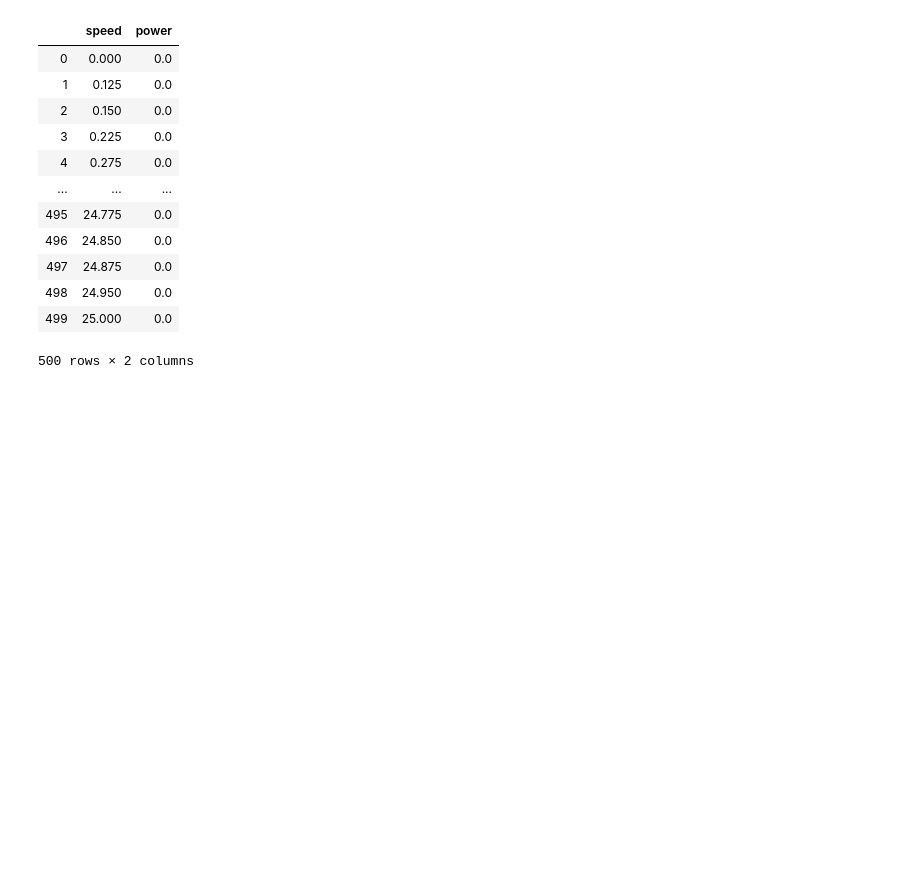
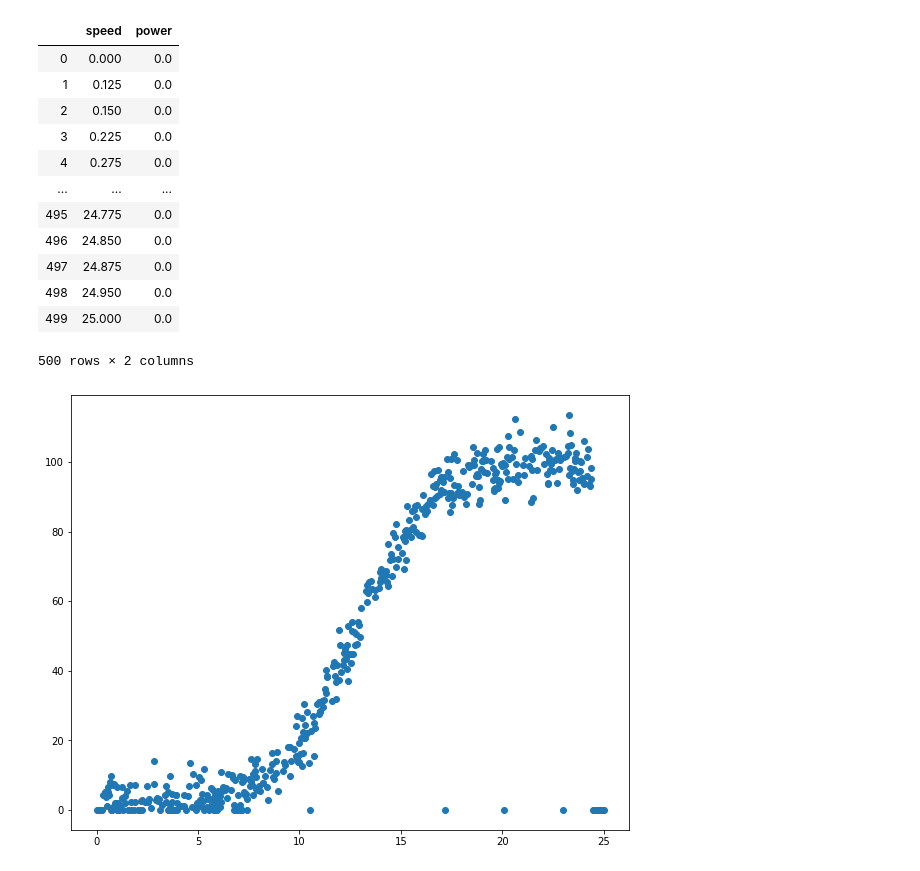
Before and after one commit to hayleydoherty/ProgMachineLS, a Jupyter notebook: Project.ipynb, the cells around one changed output. Cells and saved outputs as stored; diff of their text form; code cells hidden in the pictures; blank space fills up the shorter version.

```diff
--- a/Project.ipynb
+++ b/Project.ipynb
@@ -25,3 +25,9 @@ df
 | 498 | 24.950 | 0.0 |
 | 499 | 25.000 | 0.0 |
 500 rows × 2 columns
+# %%
+plt.figure(figsize=(10, 8))
+plt.scatter(df.iloc[:, 0], df.iloc[:, 1])
+plt.show()
+# %% [output]
+[figure, added]
```
Also changed, not shown: parts of 6 cells of this notebook.
